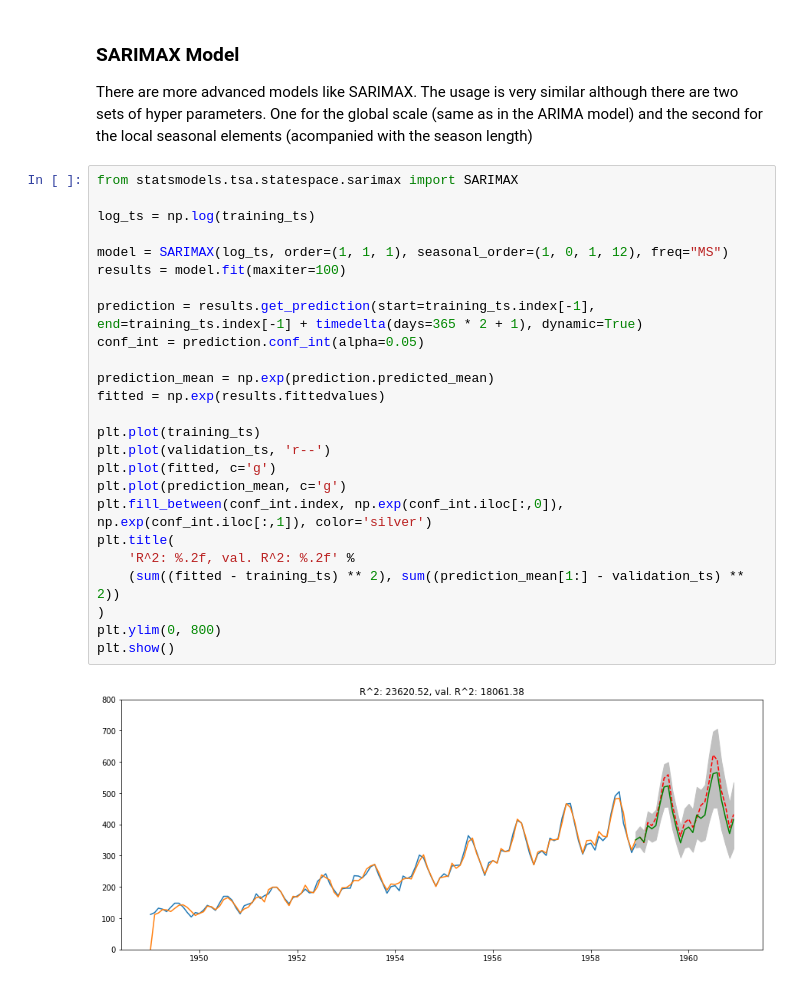
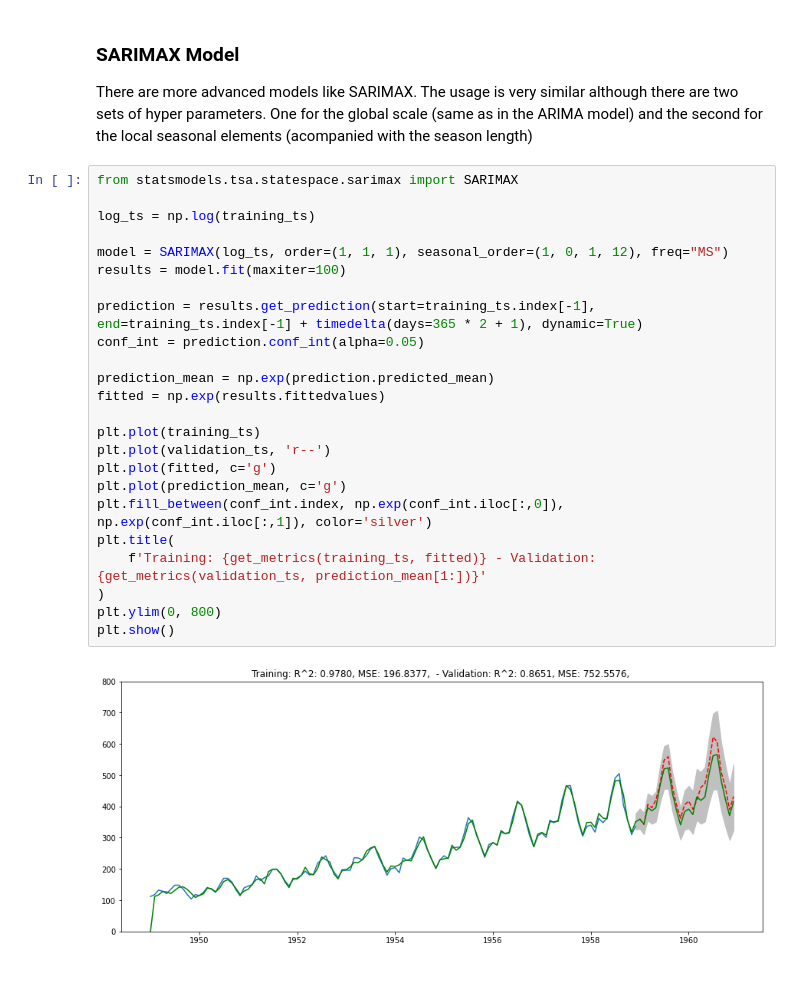
Before and after one commit to mlcollege/time-series-analysis, a Jupyter notebook: src/arima-complete.ipynb, the cells around one changed output. Drawn from its saved outputs; the diff is of its cells as text.

```diff
--- a/src/arima-complete.ipynb
+++ b/src/arima-complete.ipynb
@@ -388,27 +394,26 @@ There are more advanced models like SARIMAX. The usage is very similar although
 # %%
 from statsmodels.tsa.statespace.sarimax import SARIMAX
 
 log_ts = np.log(training_ts)
 
 model = SARIMAX(log_ts, order=(1, 1, 1), seasonal_order=(1, 0, 1, 12), freq="MS")
 results = model.fit(maxiter=100)
 
 prediction = results.get_prediction(start=training_ts.index[-1], end=training_ts.index[-1] + timedelta(days=365 * 2 + 1), dynamic=True)
 conf_int = prediction.conf_int(alpha=0.05)
 
 prediction_mean = np.exp(prediction.predicted_mean)
 fitted = np.exp(results.fittedvalues)
 
 plt.plot(training_ts)
 plt.plot(validation_ts, 'r--')
 plt.plot(fitted, c='g')
 plt.plot(prediction_mean, c='g')
 plt.fill_between(conf_int.index, np.exp(conf_int.iloc[:,0]), np.exp(conf_int.iloc[:,1]), color='silver')
 plt.title(
-    'R^2: %.2f, val. R^2: %.2f' %
-    (sum((fitted - training_ts) ** 2), sum((prediction_mean[1:] - validation_ts) ** 2))
+    f'Training: {get_metrics(training_ts, fitted)} - Validation: {get_metrics(validation_ts, prediction_mean[1:])}'
 )
 plt.ylim(0, 800)
 plt.show()
 # %% [output]
-[figure, old version]
+[figure, new version]
```
Also changed, not shown: parts of 5 cells of this notebook, 3 other files.
